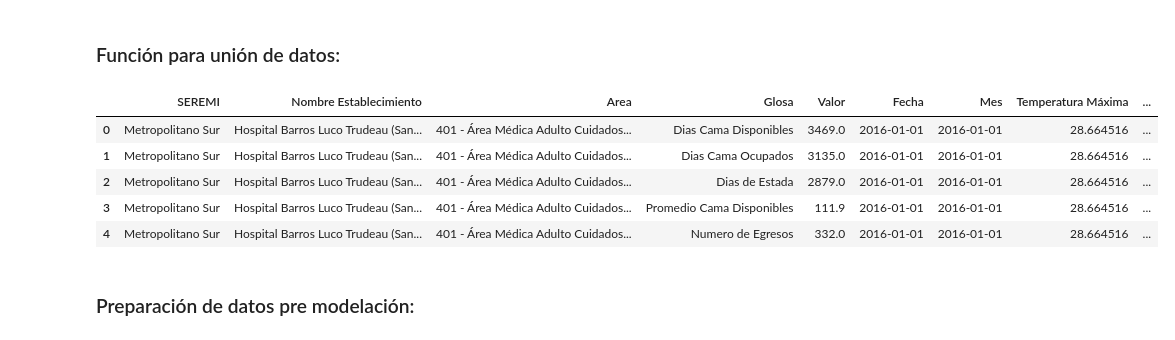
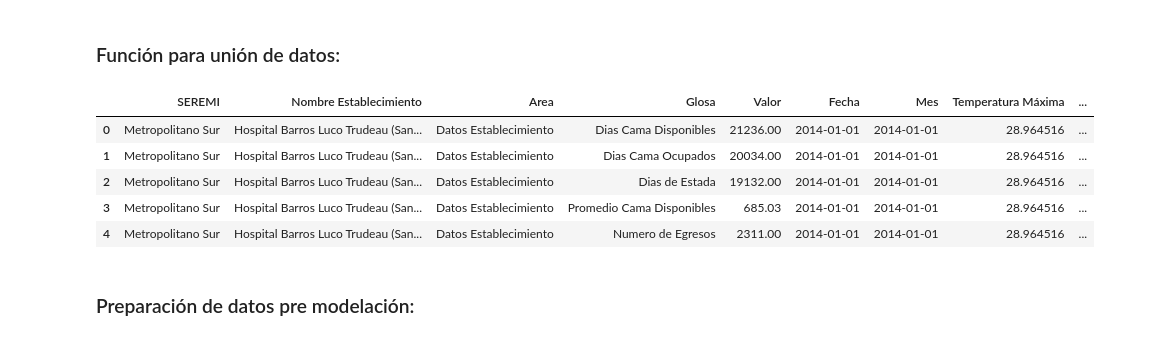
Before and after one commit to camv98/SENDA_Chile, a Jupyter notebook: XGBRegressor-Hospitales.ipynb, the cells around one changed output. Cells and saved outputs as stored; diff of their text form; code cells hidden in the pictures.

```diff
--- a/XGBRegressor-Hospitales.ipynb
+++ b/XGBRegressor-Hospitales.ipynb
@@ -224,7 +224,7 @@ filtrado_limpio["2020"].head(50)
 # %% [markdown]
 ### Función para unión de datos:
 # %%
-def extraer_info_hospital_area_todo_el_año(hospital_nombre, area_nombre):
+def extraer_info_hospital_area_todo_el_año(hospital_nombre):
     registros = []
 
     for año, df in filtrado_limpio.items():
@@ -237,46 +237,43 @@ def extraer_info_hospital_area_todo_el_año(hospital_nombre, area_nombre):
 
         columnas_mes = [col for col in df.columns if col.startswith("20")]
         for col in columnas_mes:
-            # Filtro hospitalario por hospital, área y mes
+            # Filtro hospitalario por hospital, área ("Datos Establecimiento") y mes
             df_tmp = df[
                 (df["Nombre Establecimiento"] == hospital_nombre) &
-                (df["Area"] == area_nombre)
+                (df["Area"] == "Datos Establecimiento")
             ][["SEREMI", "Nombre Establecimiento", "Area", "Glosa", col]].copy()
 
             if df_tmp.empty:
                 continue
 
             df_tmp = df_tmp.rename(columns={col: "Valor"})
             df_tmp["Fecha"] = pd.to_datetime(col)
 
             # Filtro climático por seremi y mes
             clima_mes = df_seremi[df_seremi["Mes"] == df_tmp["Fecha"].iloc[0]].copy()
             df_merge = df_tmp.merge(clima_mes, on=["SEREMI"], how="left")
 
             registros.append(df_merge)
 
     if registros:
         return pd.concat(registros, ignore_index=True).sort_values("Fecha")
     else:
         print("⚠️ No se encontraron datos para ese hospital y área.")
         return pd.DataFrame()
 
-# Ejemplo de prueba
+
 ejemplo_df = extraer_info_hospital_area_todo_el_año(
-    "Hospital Barros Luco Trudeau (Santiago, San Miguel)",
-    "401 - Área Médica Adulto Cuidados Básicos"
+    "Hospital Barros Luco Trudeau (Santiago, San Miguel)"
 )
 
-dataframe=ejemplo_df
-
-dataframe.head()
+ejemplo_df.head()
 # %% [output]
 |  | SEREMI | Nombre Establecimiento | Area | Glosa | Valor | Fecha | Mes | Temperatura Máxima | ... |
-| 0 | Metropolitano Sur | Hospital Barros Luco Trudeau (San... | 401 - Área Médica Adulto Cuidados... | Dias Cama Disponibles | 3469.0 | 2016-01-01 | 2016-01-01 | 28.664516 | ... |
-| 1 | Metropolitano Sur | Hospital Barros Luco Trudeau (San... | 401 - Área Médica Adulto Cuidados... | Dias Cama Ocupados | 3135.0 | 2016-01-01 | 2016-01-01 | 28.664516 | ... |
-| 2 | Metropolitano Sur | Hospital Barros Luco Trudeau (San... | 401 - Área Médica Adulto Cuidados... | Dias de Estada | 2879.0 | 2016-01-01 | 2016-01-01 | 28.664516 | ... |
-| 3 | Metropolitano Sur | Hospital Barros Luco Trudeau (San... | 401 - Área Médica Adulto Cuidados... | Promedio Cama Disponibles | 111.9 | 2016-01-01 | 2016-01-01 | 28.664516 | ... |
-| 4 | Metropolitano Sur | Hospital Barros Luco Trudeau (San... | 401 - Área Médica Adulto Cuidados... | Numero de Egresos | 332.0 | 2016-01-01 | 2016-01-01 | 28.664516 | ... |
+| 0 | Metropolitano Sur | Hospital Barros Luco Trudeau (San... | Datos Establecimiento | Dias Cama Disponibles | 21236.00 | 2014-01-01 | 2014-01-01 | 28.964516 | ... |
+| 1 | Metropolitano Sur | Hospital Barros Luco Trudeau (San... | Datos Establecimiento | Dias Cama Ocupados | 20034.00 | 2014-01-01 | 2014-01-01 | 28.964516 | ... |
+| 2 | Metropolitano Sur | Hospital Barros Luco Trudeau (San... | Datos Establecimiento | Dias de Estada | 19132.00 | 2014-01-01 | 2014-01-01 | 28.964516 | ... |
+| 3 | Metropolitano Sur | Hospital Barros Luco Trudeau (San... | Datos Establecimiento | Promedio Cama Disponibles | 685.03 | 2014-01-01 | 2014-01-01 | 28.964516 | ... |
+| 4 | Metropolitano Sur | Hospital Barros Luco Trudeau (San... | Datos Establecimiento | Numero de Egresos | 2311.00 | 2014-01-01 | 2014-01-01 | 28.964516 | ... |
 # %% [markdown]
 ### Preparación de datos pre modelación:
 # %%
```
Also changed, not shown: parts of 14 cells of this notebook.
